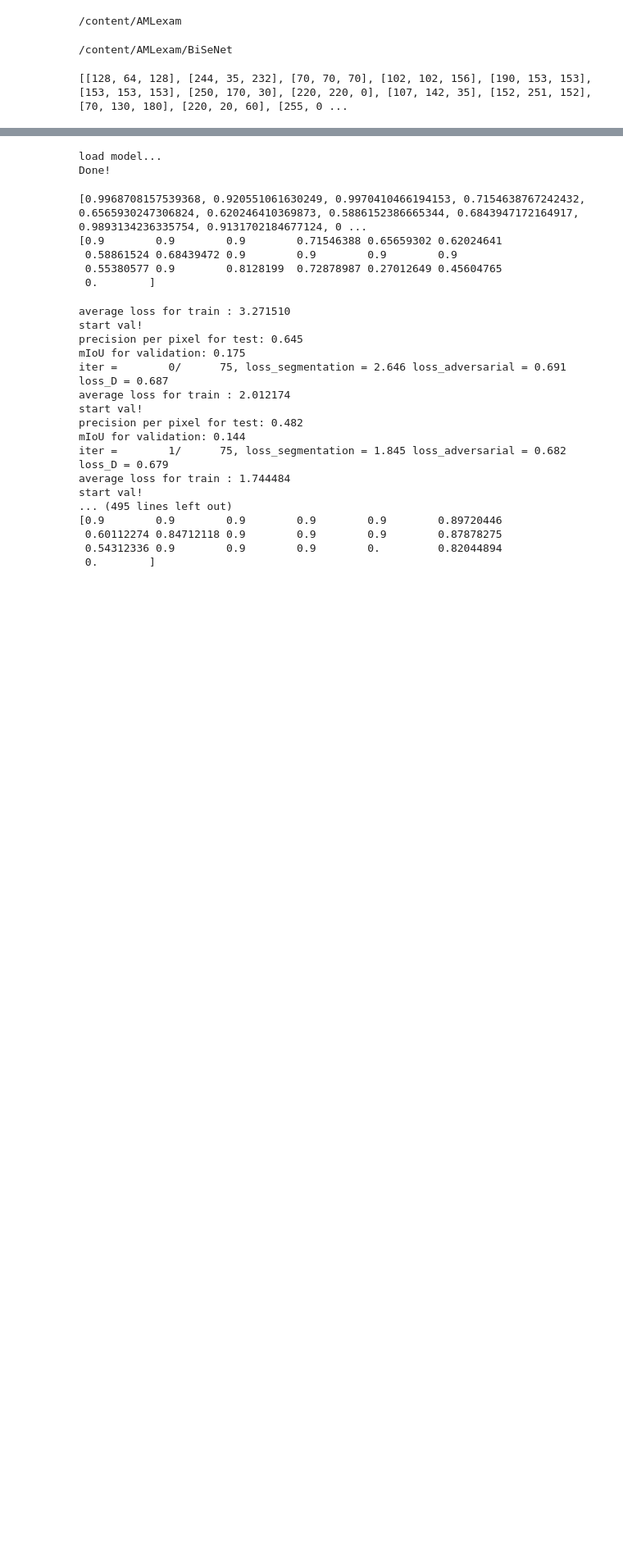
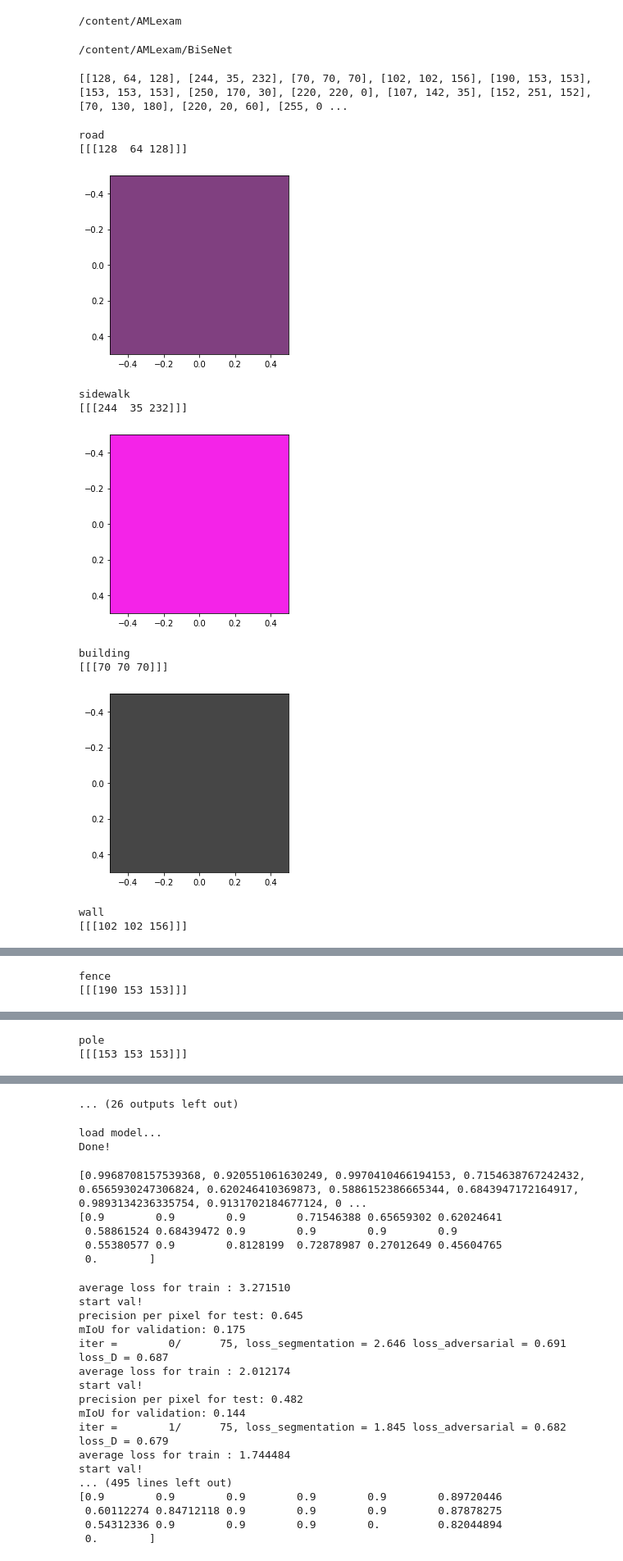
Before and after one commit to frarus/AMLexam, a Jupyter notebook: Exam.ipynb, the cells around one changed output, grey strips where cells are left out. Shown at 82% size. Cells and saved outputs as stored; diff of their text form; code cells hidden in the pictures; blank space fills up the shorter version.

```diff
--- a/Exam.ipynb
+++ b/Exam.ipynb
@@ -47,2 +48,22 @@ print (label_info)
 # %% [output]
 [[128, 64, 128], [244, 35, 232], [70, 70, 70], [102, 102, 156], [190, 153, 153], [153, 153, 153], [250, 170, 30], [220, 220, 0], [107, 142, 35], [152, 251, 152], [70, 130, 180], [220, 20, 60], [255, 0 ...
+# %%
+import matplotlib.pyplot as plt
+for i in range (len(classes)):
+  print (classes[i])
+  img=np.array([[label_info[i]]], dtype=np.ubyte)
+  img = PIL.fromarray(img, 'RGB')
+  plt.imshow(img)
+  plt.show()
+# %% [output]
+road
+[[[128  64 128]]]
+[figure, added]
+sidewalk
+[[[244  35 232]]]
+[figure, added]
+building
+[[[70 70 70]]]
+[figure, added]
+wall
+[[[102 102 156]]]
@@ -48,0 +71,2 @@ print (label_info)
+fence
+[[[190 153 153]]]
@@ -48,0 +74,2 @@ print (label_info)
+pole
+[[[153 153 153]]]
@@ -49,3 +77,4 @@ print (label_info)
+... (26 outputs left out)
 # %%
 from model.build_BiSeNet import BiSeNet
 import torch
```
Also changed, not shown: parts of 6 cells of this notebook.
